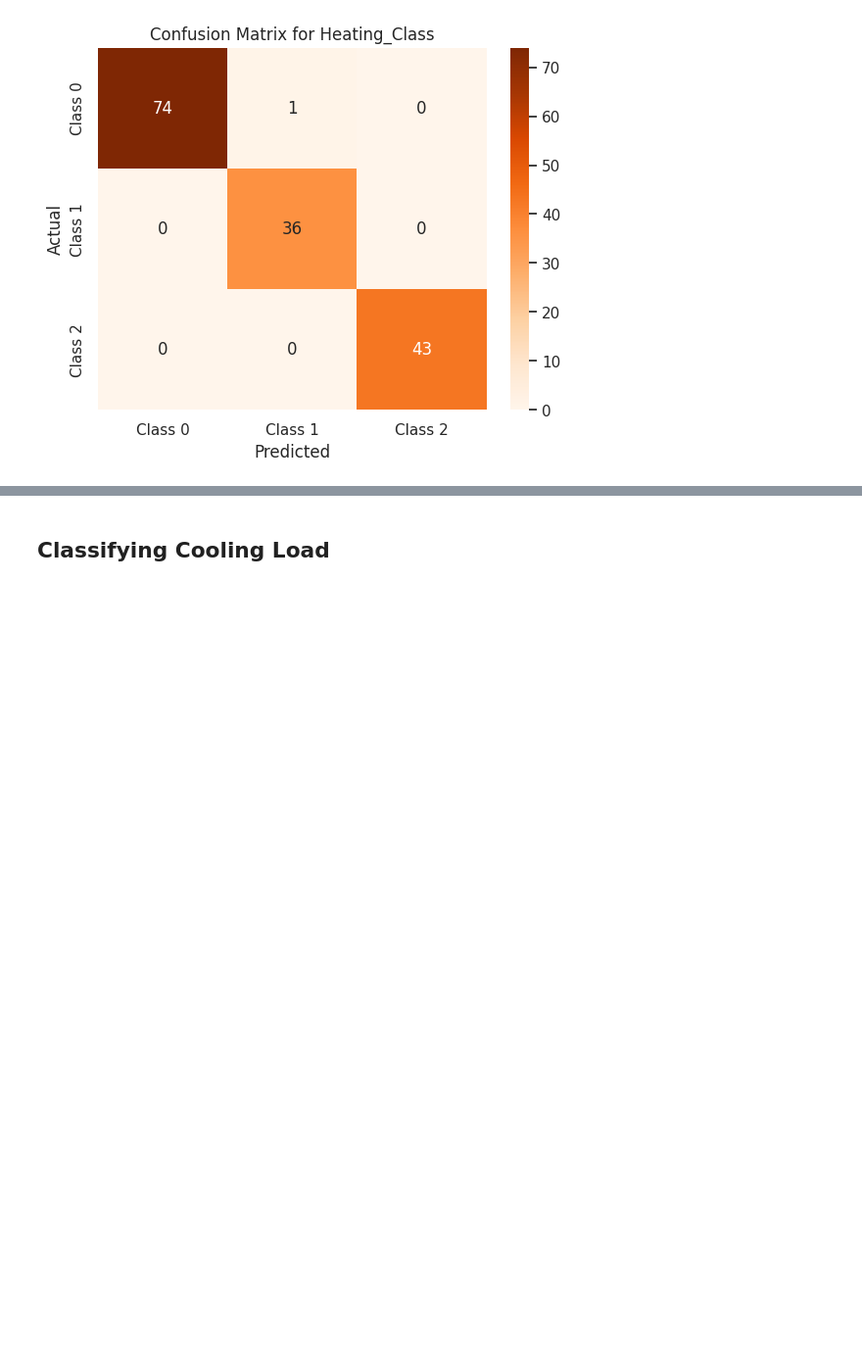
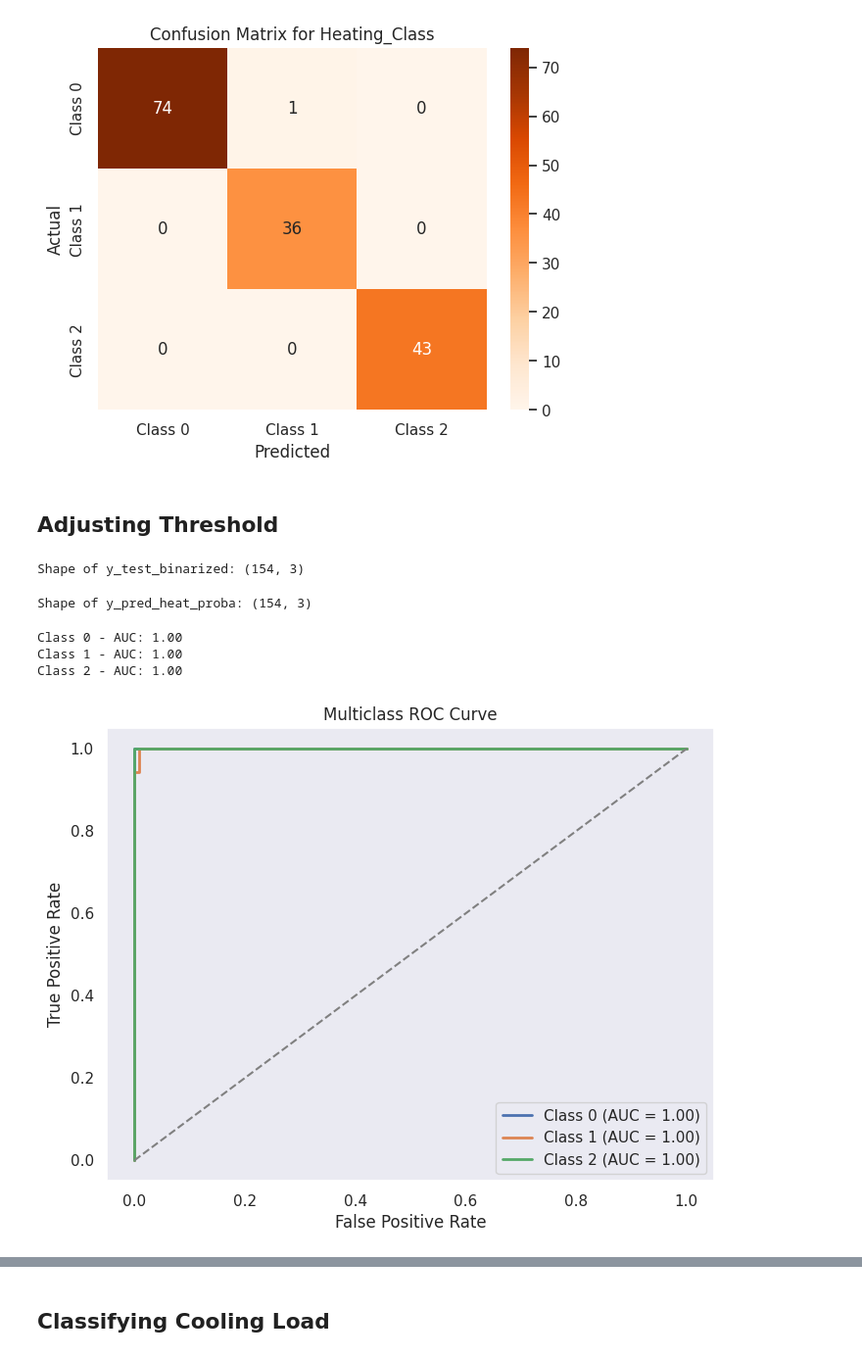
Before and after one commit to ameygawade/DataScience-Kaggle-Energy-efficiency-classification, a Jupyter notebook: multi-ouput-classification-energy-efficiency.ipynb, the cells around one changed output, grey strips where cells are left out. Shown at 98% size. Cells and saved outputs as stored; diff of their text form; code cells hidden in the pictures; blank space fills up the shorter version.

Commit message:
Kaggle Notebook | Multi-ouput_classification-Energy_efficiency | Version 12

```diff
--- a/multi-ouput-classification-energy-efficiency.ipynb
+++ b/multi-ouput-classification-energy-efficiency.ipynb
@@ -1400,3 +1401,48 @@ plt.ylabel("Actual")
 plt.show()
 # %% [output]
 [figure]
+# %% [markdown]
+## Adjusting Threshold
+# %%
+from sklearn.preprocessing import label_binarize
+
+# Binarize y_test
+y_test_binarized = label_binarize(y_test_heat, classes=[0, 1, 2])
+print("Shape of y_test_binarized:", y_test_binarized.shape)
+# %% [output]
+Shape of y_test_binarized: (154, 3)
+# %%
+y_pred_heat_proba = model_xgb_heat_3.predict_proba(X_test_heat_reduced)
+print("Shape of y_pred_heat_proba:", y_pred_heat_proba.shape)
+# %% [output]
+Shape of y_pred_heat_proba: (154, 3)
+# %%
+from sklearn.metrics import roc_curve, auc
+import matplotlib.pyplot as plt
+
+# Number of classes
+n_classes = y_test_binarized.shape[1]
+
+# Plot ROC curve for each class
+plt.figure(figsize=(8, 6))
+for i in range(n_classes):
+    fpr, tpr, thresholds = roc_curve(y_test_binarized[:, i], y_pred_heat_proba[:, i])
+    roc_auc = auc(fpr, tpr)
+    print(f"Class {i} - AUC: {roc_auc:.2f}")
+
+    # Plot the ROC curve
+    plt.plot(fpr, tpr, lw=2, label=f"Class {i} (AUC = {roc_auc:.2f})")
+
+# Plot the diagonal line for random guessing
+plt.plot([0, 1], [0, 1], color="gray", linestyle="--")
+plt.xlabel("False Positive Rate")
+plt.ylabel("True Positive Rate")
+plt.title("Multiclass ROC Curve")
+plt.legend(loc="lower right")
+plt.grid()
+plt.show()
+# %% [output]
+Class 0 - AUC: 1.00
+Class 1 - AUC: 1.00
+Class 2 - AUC: 1.00
+[figure, added]
```
Also changed, not shown: parts of 3 cells of this notebook.
